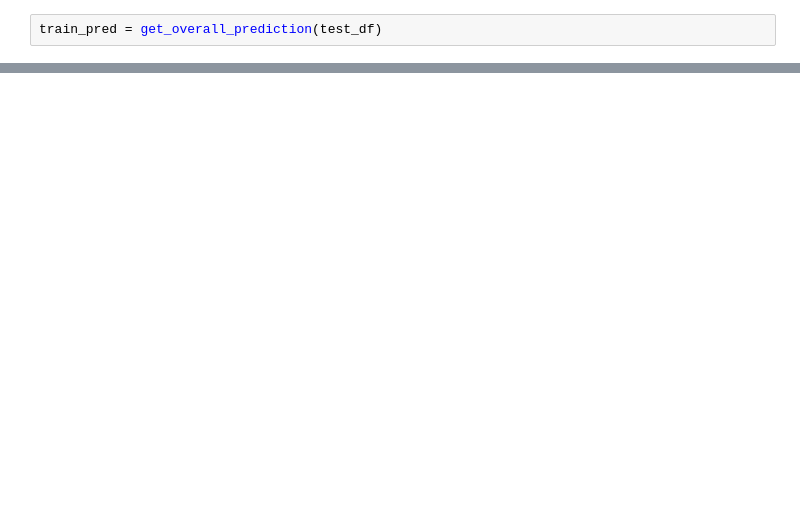
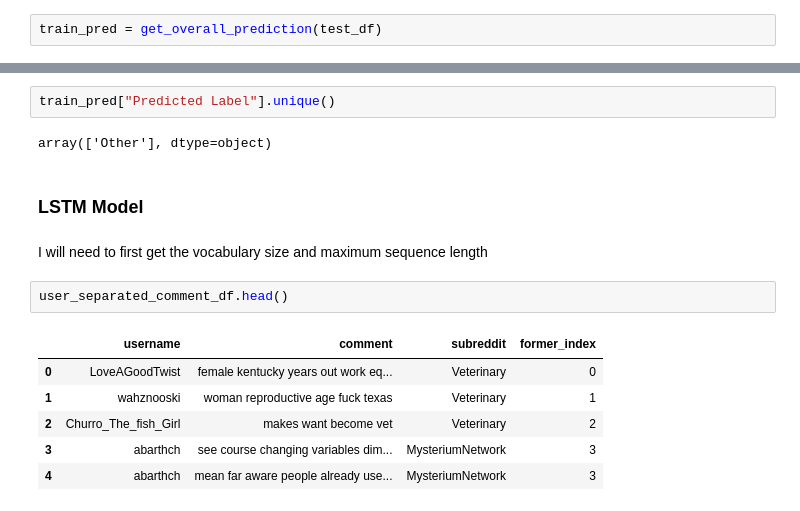
Before and after one commit to usmanadaudu/Doctor-Vet-Classification, a Jupyter notebook: Doctor-vet-classification-model-bulding_new.ipynb, the cells around one changed output, grey strips where cells are left out. Saved outputs shown, nothing was run; the diff lists cells and outputs as text; blank space fills up the shorter version.

Commit message:
model building

```diff
--- a/Doctor-vet-classification-model-bulding_new.ipynb
+++ b/Doctor-vet-classification-model-bulding_new.ipynb
@@ -1529,0 +1530,17 @@ train_pred
+# %%
+train_pred["Predicted Label"].unique()
+# %% [output]
+array(['Other'], dtype=object)
+# %% [markdown]
+### LSTM Model
+# %% [markdown]
+I will need to first get the vocabulary size and maximum sequence length
+# %%
+user_separated_comment_df.head()
+# %% [output]
+|  | username | comment | subreddit | former_index |
+| 0 | LoveAGoodTwist | female kentucky years out work eq... | Veterinary | 0 |
+| 1 | wahznooski | woman reproductive age fuck texas | Veterinary | 1 |
+| 2 | Churro_The_fish_Girl | makes want become vet | Veterinary | 2 |
+| 3 | abarthch | see course changing variables dim... | MysteriumNetwork | 3 |
+| 4 | abarthch | mean far aware people already use... | MysteriumNetwork | 3 |
```
Also changed, not shown: parts of 180 cells of this notebook.
